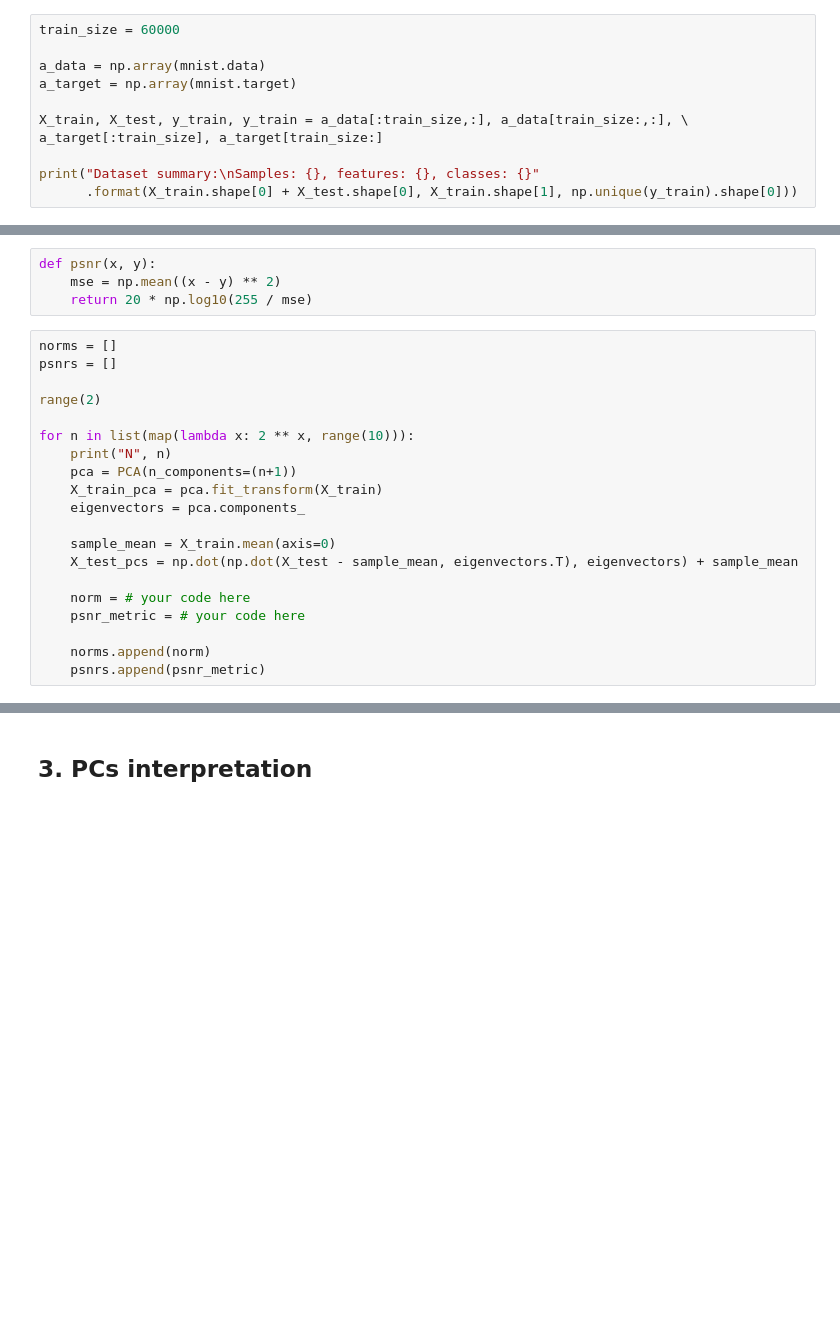
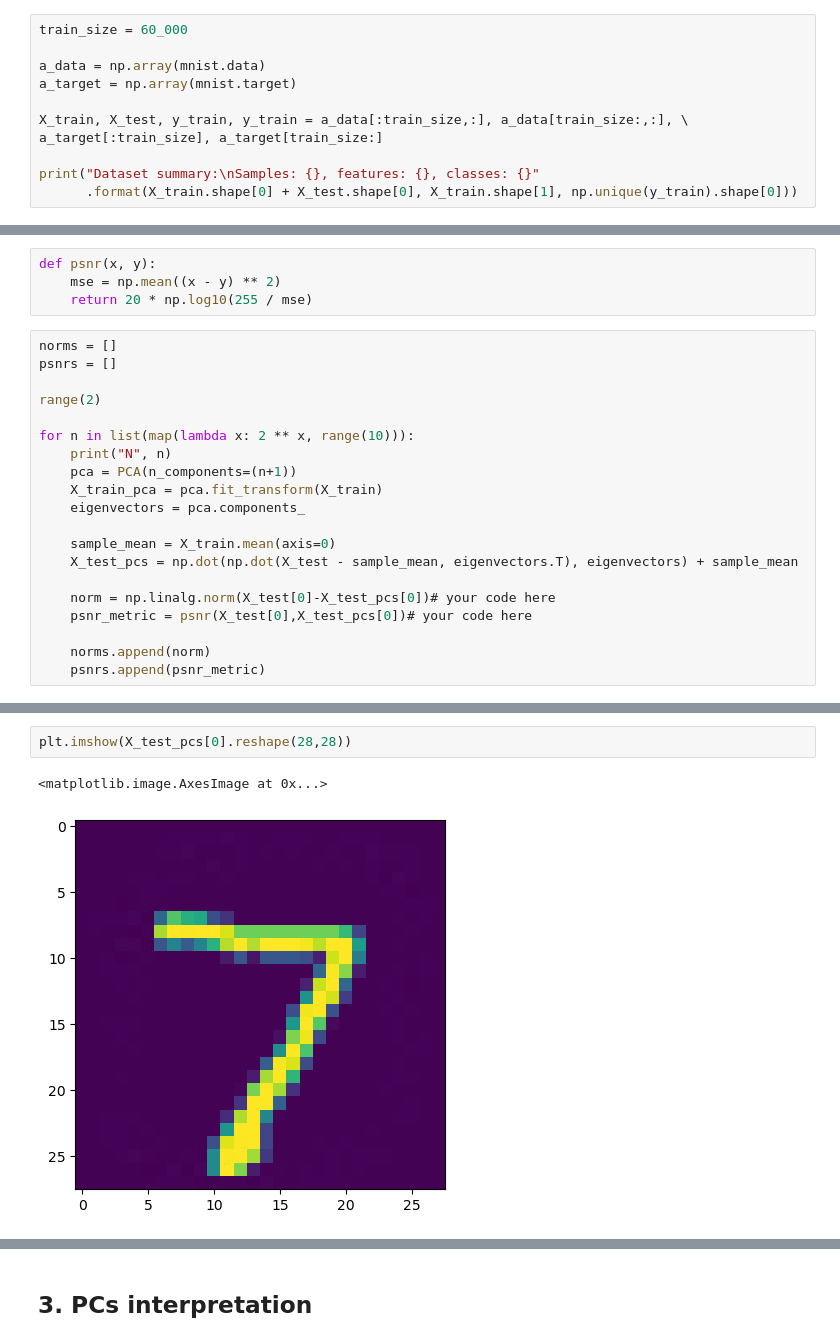
Before and after one commit to bekemax/GMML2024, a Jupyter notebook: seminar1/seminar1_solution.ipynb, the cells around one changed output, grey strips where cells are left out. Cells and saved outputs as stored; diff of their text form; blank space fills up the shorter version.

```diff
--- a/seminar1/seminar1_solution.ipynb
+++ b/seminar1/seminar1_solution.ipynb
@@ -423,7 +412,7 @@ plt.show()
 # %%
 mnist = fetch_openml('mnist_784', version=1)
 # %%
-train_size = 60000
+train_size = 60_000
 
 a_data = np.array(mnist.data)
 a_target = np.array(mnist.target)
@@ -524,8 +513,8 @@ for n in list(map(lambda x: 2 ** x, range(10))):
     sample_mean = X_train.mean(axis=0)
     X_test_pcs = np.dot(np.dot(X_test - sample_mean, eigenvectors.T), eigenvectors) + sample_mean
 
-    norm = # your code here
-    psnr_metric = # your code here
+    norm = np.linalg.norm(X_test[0]-X_test_pcs[0])# your code here
+    psnr_metric = psnr(X_test[0],X_test_pcs[0])# your code here
 
     norms.append(norm)
     psnrs.append(psnr_metric)
@@ -532,3 +532,8 @@ for n in list(map(lambda x: 2 ** x, range(10))):
+# %%
+plt.imshow(X_test_pcs[0].reshape(28,28))
+# %% [output]
+<matplotlib.image.AxesImage at 0x...>
+[figure, added]
 # %%
 fig = plt.figure(figsize=(6,6.5))
 plt.title("Reconstruction loss")
```
Also changed, not shown: parts of 12 cells of this notebook.
